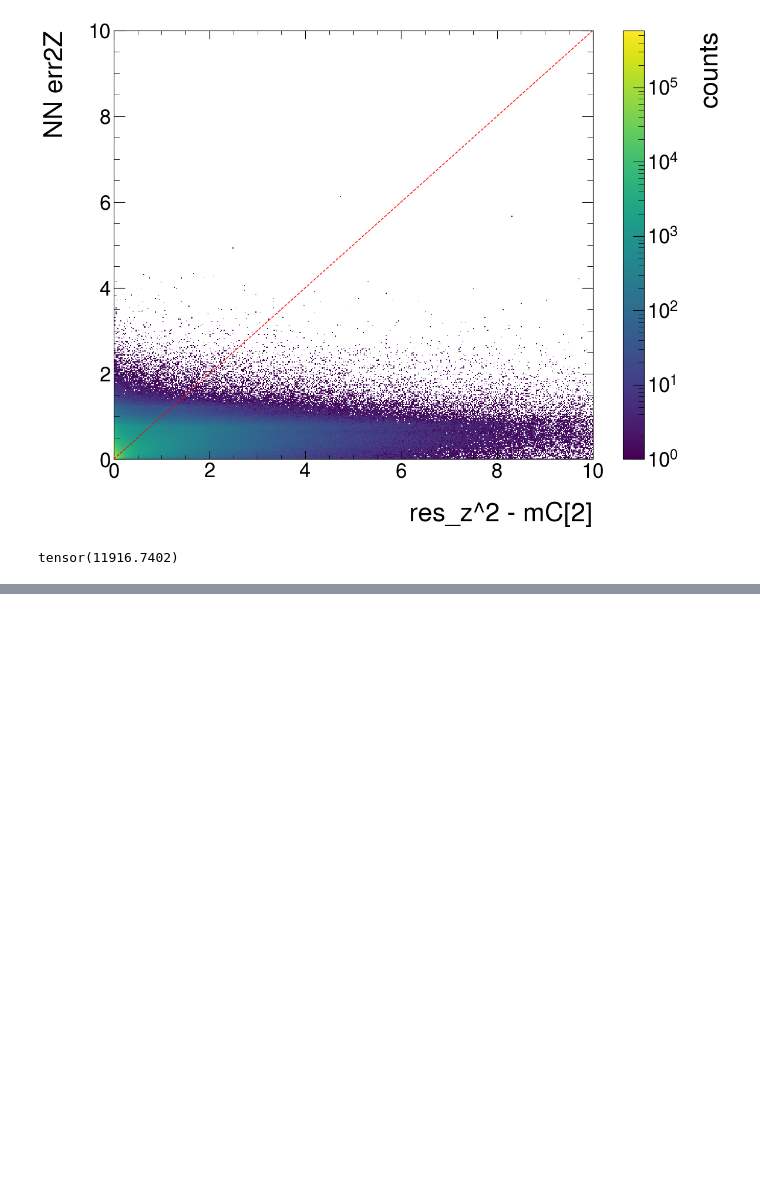
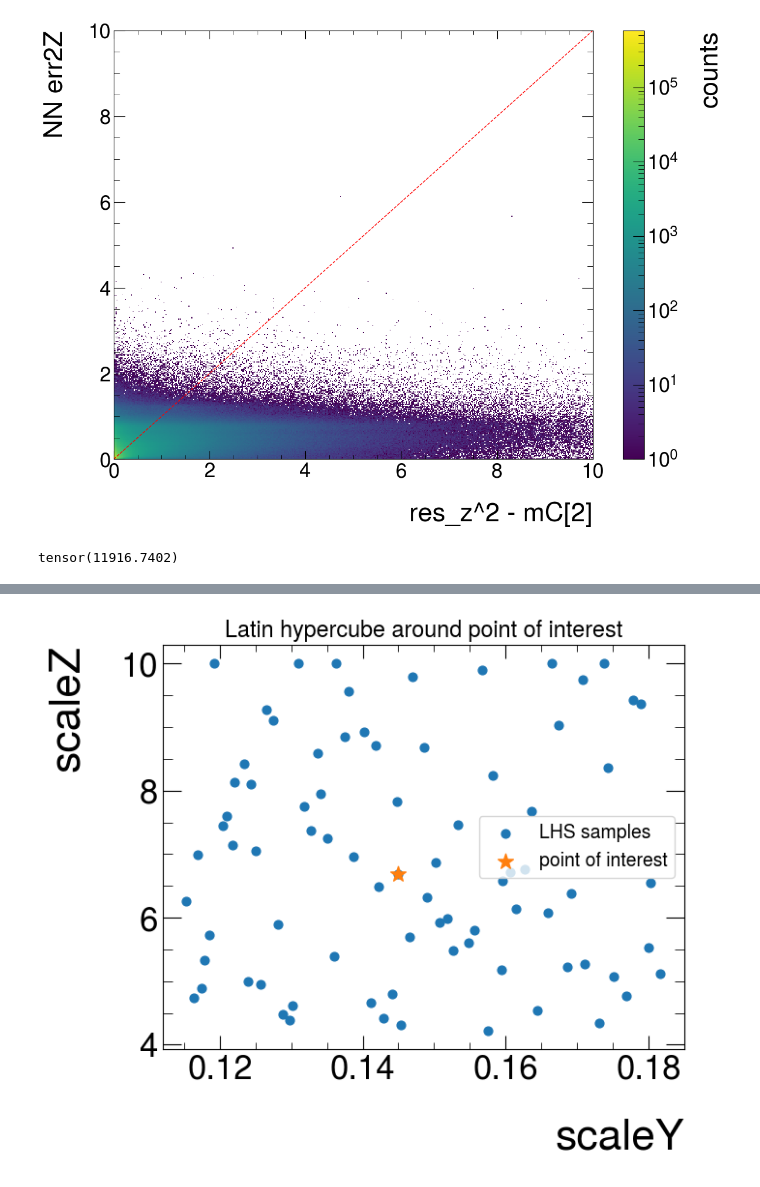
Before and after one commit to ChSonnabend/CERN-Fellowship, a Jupyter notebook: scripts/clusterErrorParametrization/ClusterErrorParameterization.ipynb, the cells around one changed output, grey strips where cells are left out. Drawn from its saved outputs; the diff is of its cells as text; code cells hidden in the pictures; blank space fills up the shorter version.

```diff
--- a/scripts/clusterErrorParametrization/ClusterErrorParameterization.ipynb
+++ b/scripts/clusterErrorParametrization/ClusterErrorParameterization.ipynb
@@ -320,0 +1199,25 @@ tensor(11916.7402)
+# %%
+opt = result["extremum_result"]
+
+samples = latin_hypercube_2d(
+    center_y=opt["y_opt"],
+    center_z=opt["z_opt"],
+    half_width_y=0.1,
+    half_width_z=.2,
+    n_samples=80,
+    include_center=True,
+    log_space=True,
+    bounds_y=[0.1,0.2],
+    bounds_z=[4.,10.],
+    random_state=42
+)
+
+plot_latin_hypercube(
+    samples,
+    xscale="linear",
+    yscale="linear",
+    #center=(opt["y_opt"], opt["z_opt"])
+    center = (opt["y_opt"], opt["z_opt"])
+)
+# %% [output]
+[figure, added]
```
Also changed, not shown: parts of 23 cells of this notebook, 2 other files.
